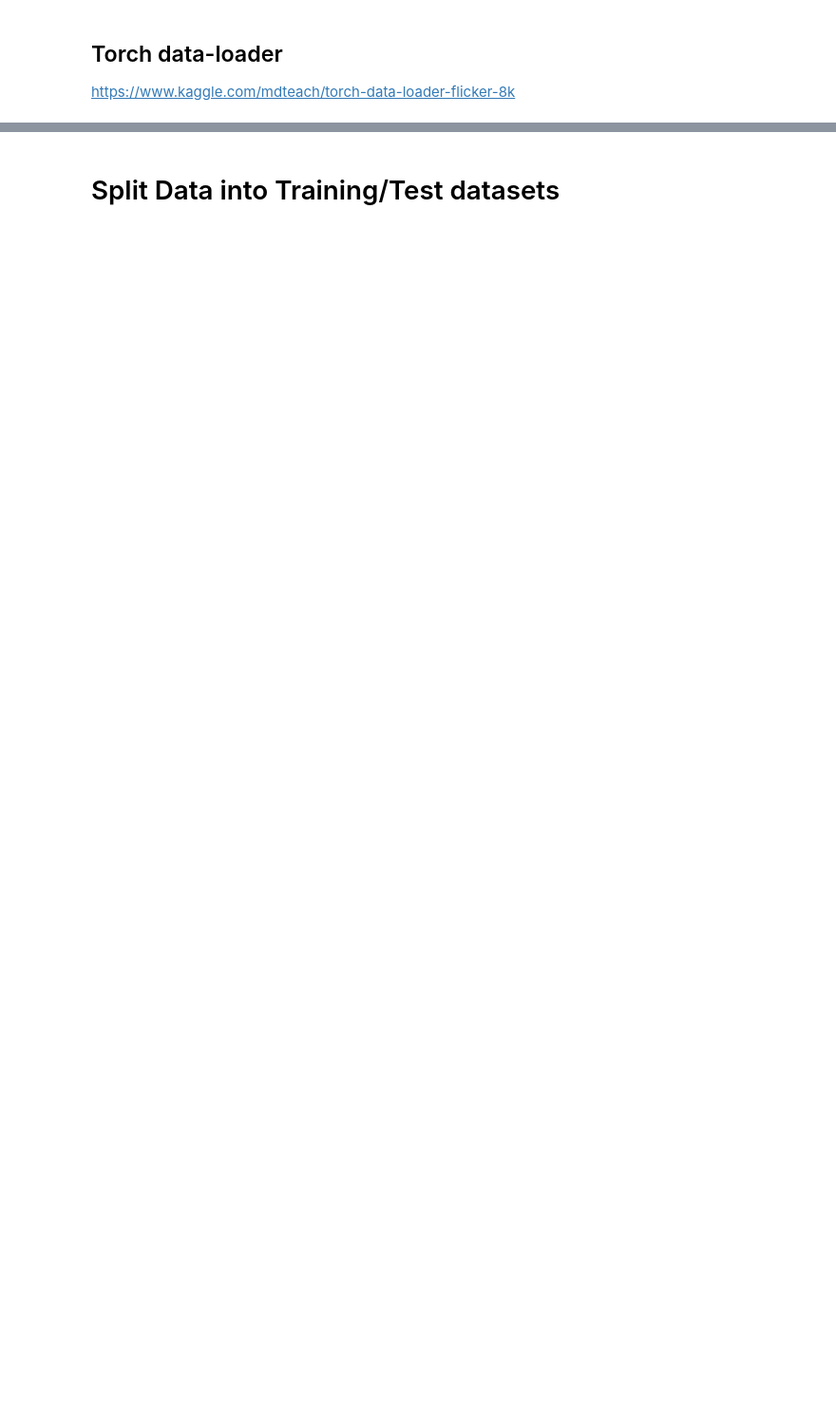
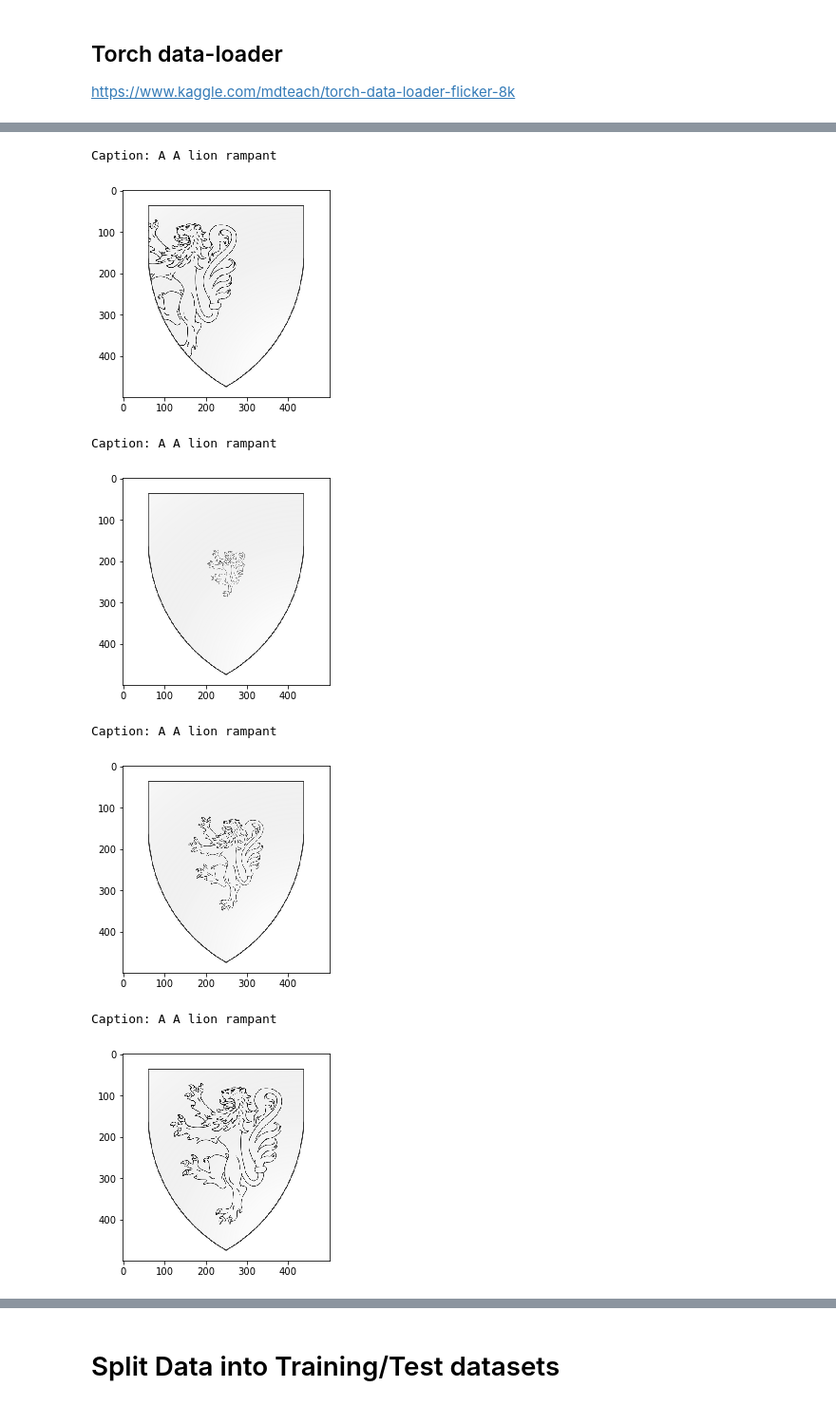
Before and after one commit to safaa-alnabulsi/coat-of-arms, a Jupyter notebook: baseline-model-train-on-all.ipynb, the cells around one changed output, grey strips where cells are left out. Shown at 95% size. Saved outputs shown, nothing was run; the diff lists cells and outputs as text; code cells hidden in the pictures; blank space fills up the shorter version.

```diff
--- a/baseline-model-train-on-all.ipynb
+++ b/baseline-model-train-on-all.ipynb
@@ -8,7 +8,7 @@ import matplotlib.pyplot as plt
 import matplotlib.image as mpimg
 # %%
 #location of the data
-data_location =  '/home/space/datasets/COA/generated-data-api-smaller'
+data_location =  '/home/space/datasets/COA/generated-data-api'
 # data_location =  'generated-data-api'
 !ls $data_location
 
@@ -19,22 +19,5 @@ root_folder_images = data_location + '/images'
 df = pd.read_csv(caption_file)
 print("There are {} image to captions".format(len(df)))
 df.head(7)
-
-
-
-#select any index from the whole dataset
-#single image has 5 captions
-#so, select indx as: 1,6,11,16...
-data_idx = 11
-
-image_path = data_location + '/images/'+ df.iloc[data_idx,0]
-img=mpimg.imread(image_path)
-plt.imshow(img)
-plt.show()
-
-#image consits of 5 captions,
-#showing all 5 captions of the image of the given idx
-for i in range(data_idx,data_idx+5):
-    print("Caption:", df.iloc[i,0])
 # %% [output]
 captions.txt  images  test_captions.txt  train_captions.txt  val_captions.txt
@@ -47,0 +33,19 @@ Caption: image_16.png
+# %%
+#select any index from the whole dataset
+#single image has 5 captions
+#so, select indx as: 1,6,11,16...
+for i in range(11, 21):
+    image_path = data_location + '/images/'+ df.iloc[i,0]
+    print("Caption:", df.iloc[i,1])
+    img=mpimg.imread(image_path)
+    plt.imshow(img)
+    plt.show()
+# %% [output]
+Caption: A A lion rampant
+[figure, added]
+Caption: A A lion rampant
+[figure, added]
+Caption: A A lion rampant
+[figure, added]
+Caption: A A lion rampant
+[figure, added]
```
Also changed, not shown: parts of 16 cells of this notebook.
